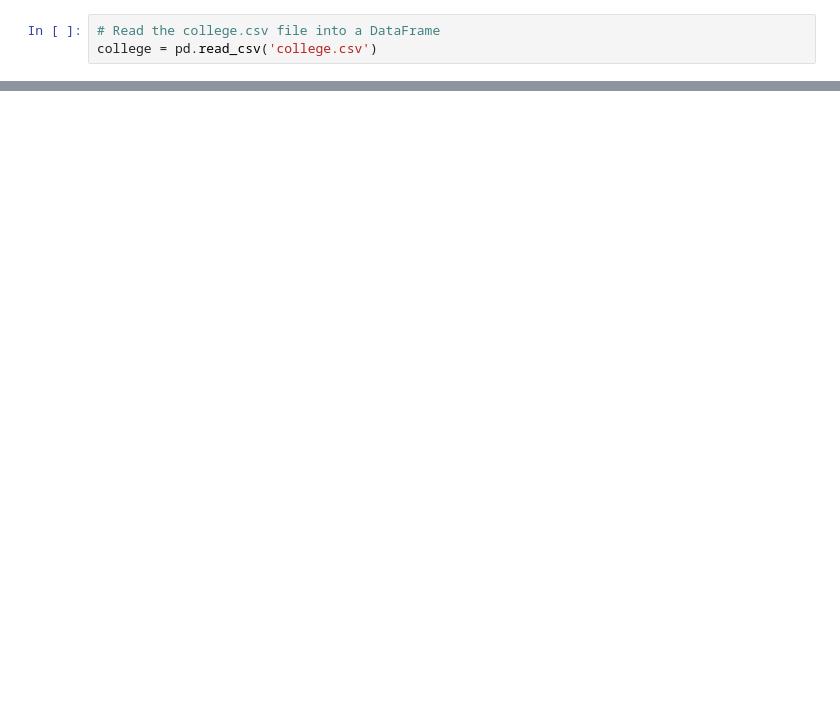
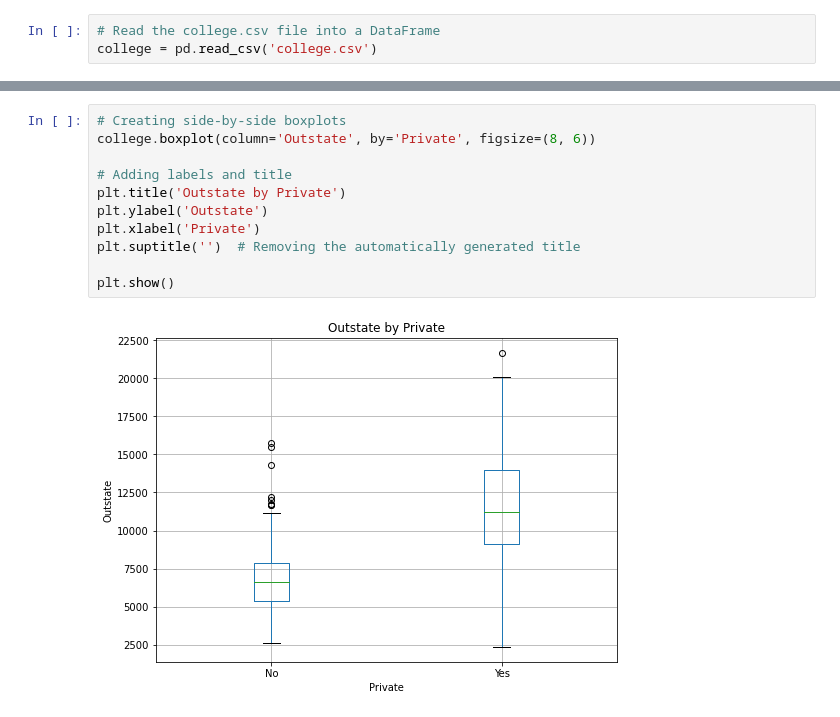
Before and after one commit to moleh13/EC48E, a Jupyter notebook: hw2/EC48E_PS2.ipynb, the cells around one changed output, grey strips where cells are left out. Cells and saved outputs as stored; diff of their text form; blank space fills up the shorter version.

```diff
--- a/hw2/EC48E_PS2.ipynb
+++ b/hw2/EC48E_PS2.ipynb
@@ -34,0 +40,13 @@ AttributeError: 'SubplotSpec' object has no attribute 'is_first_col'
+# %%
+# Creating side-by-side boxplots
+college.boxplot(column='Outstate', by='Private', figsize=(8, 6))
+
+# Adding labels and title
+plt.title('Outstate by Private')
+plt.ylabel('Outstate')
+plt.xlabel('Private')
+plt.suptitle('')  # Removing the automatically generated title
+
+plt.show()
+# %% [output]
+[figure, added]
```
Also changed, not shown: parts of 4 cells of this notebook, 1 other file.
